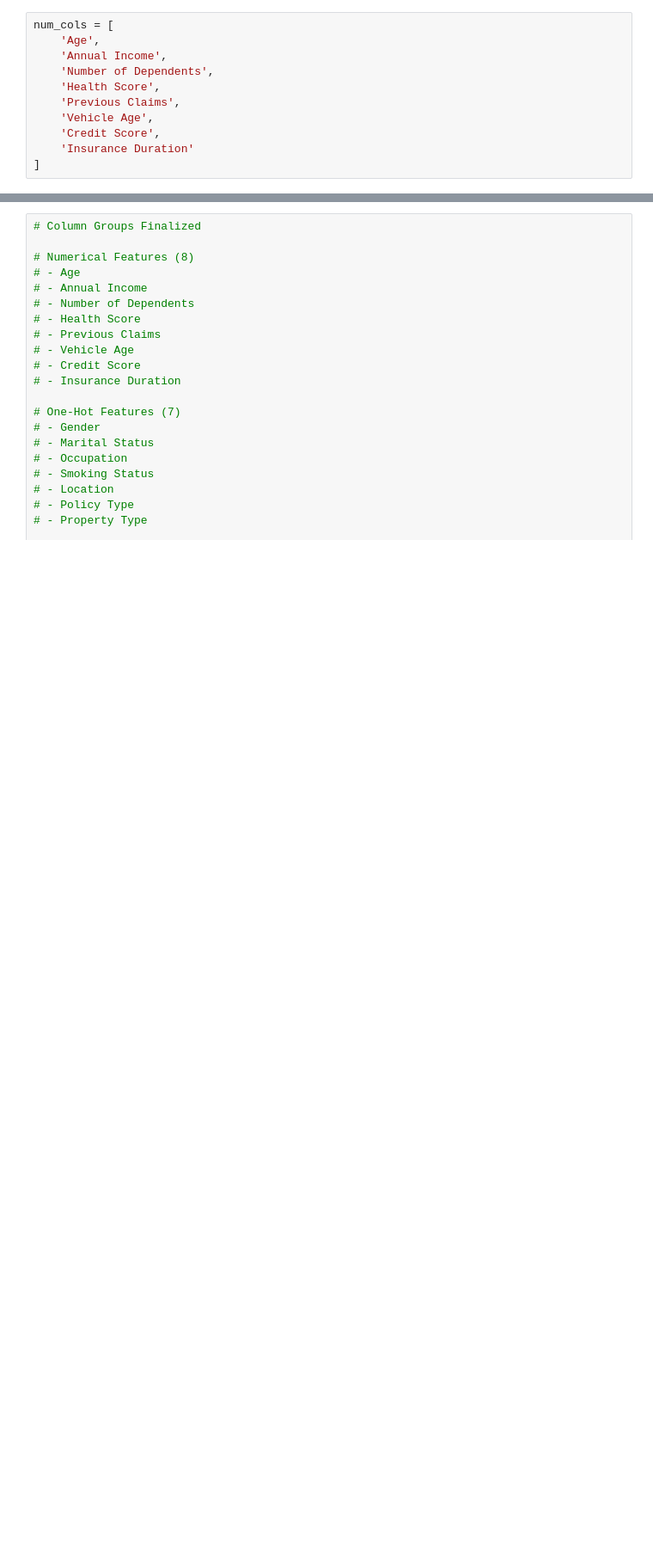
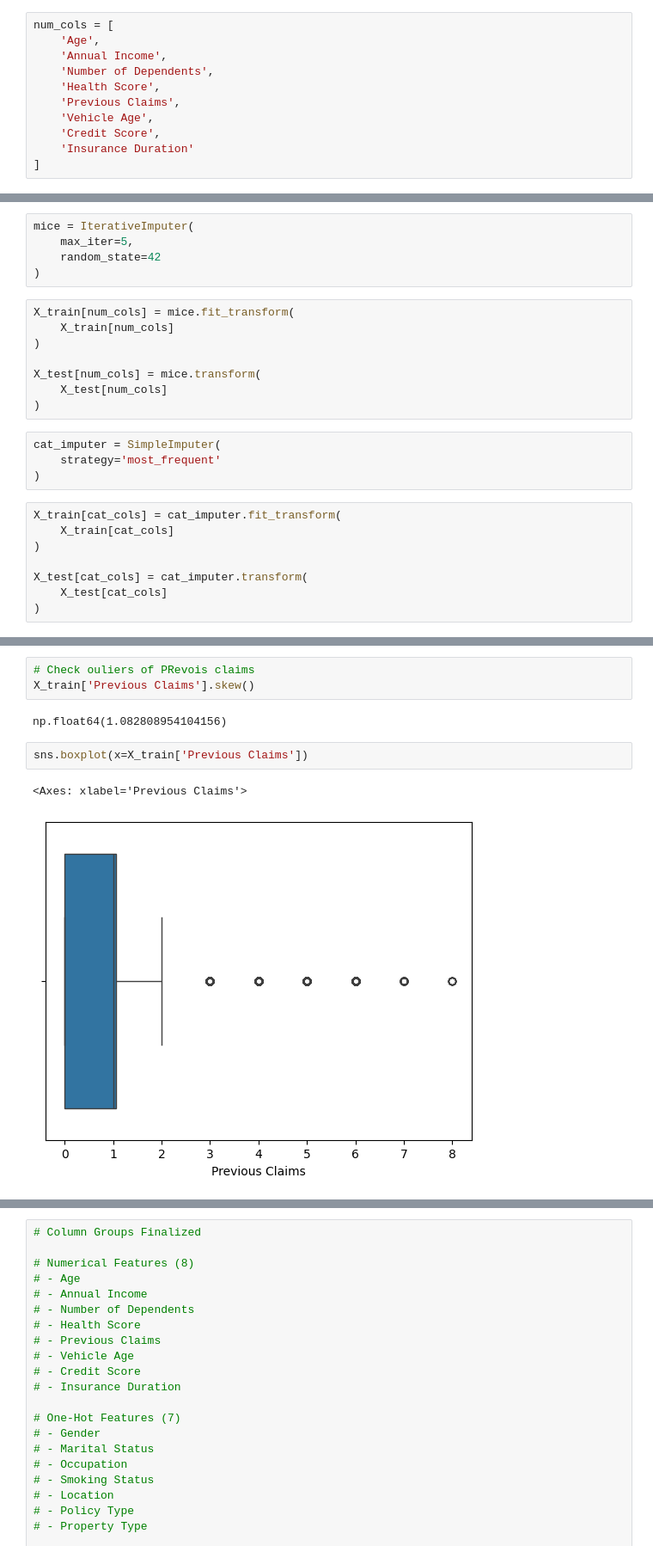
Before and after one commit to sushant758/ML-Exercises, a Jupyter notebook: Insurance_Regression.ipynb, the cells around one changed output, grey strips where cells are left out. Shown at 86% size. Cells and saved outputs as stored; diff of their text form; blank space fills up the shorter version.

Commit message:
Trying MICE algorithm.

```diff
--- a/Insurance_Regression.ipynb
+++ b/Insurance_Regression.ipynb
@@ -1418,0 +1764,25 @@ num_cols = [
+# %%
+mice = IterativeImputer(
+    max_iter=5,
+    random_state=42
+)
+# %%
+X_train[num_cols] = mice.fit_transform(
+    X_train[num_cols]
+)
+
+X_test[num_cols] = mice.transform(
+    X_test[num_cols]
+)
+# %%
+cat_imputer = SimpleImputer(
+    strategy='most_frequent'
+)
+# %%
+X_train[cat_cols] = cat_imputer.fit_transform(
+    X_train[cat_cols]
+)
+
+X_test[cat_cols] = cat_imputer.transform(
+    X_test[cat_cols]
+)
@@ -1418,0 +1878,10 @@ num_cols = [
+# %%
+# Check ouliers of PRevois claims
+X_train['Previous Claims'].skew()
+# %% [output]
+np.float64(1.082808954104156)
+# %%
+sns.boxplot(x=X_train['Previous Claims'])
+# %% [output]
+<Axes: xlabel='Previous Claims'>
+[figure, added]
```
Also changed, not shown: parts of 158 cells of this notebook.
